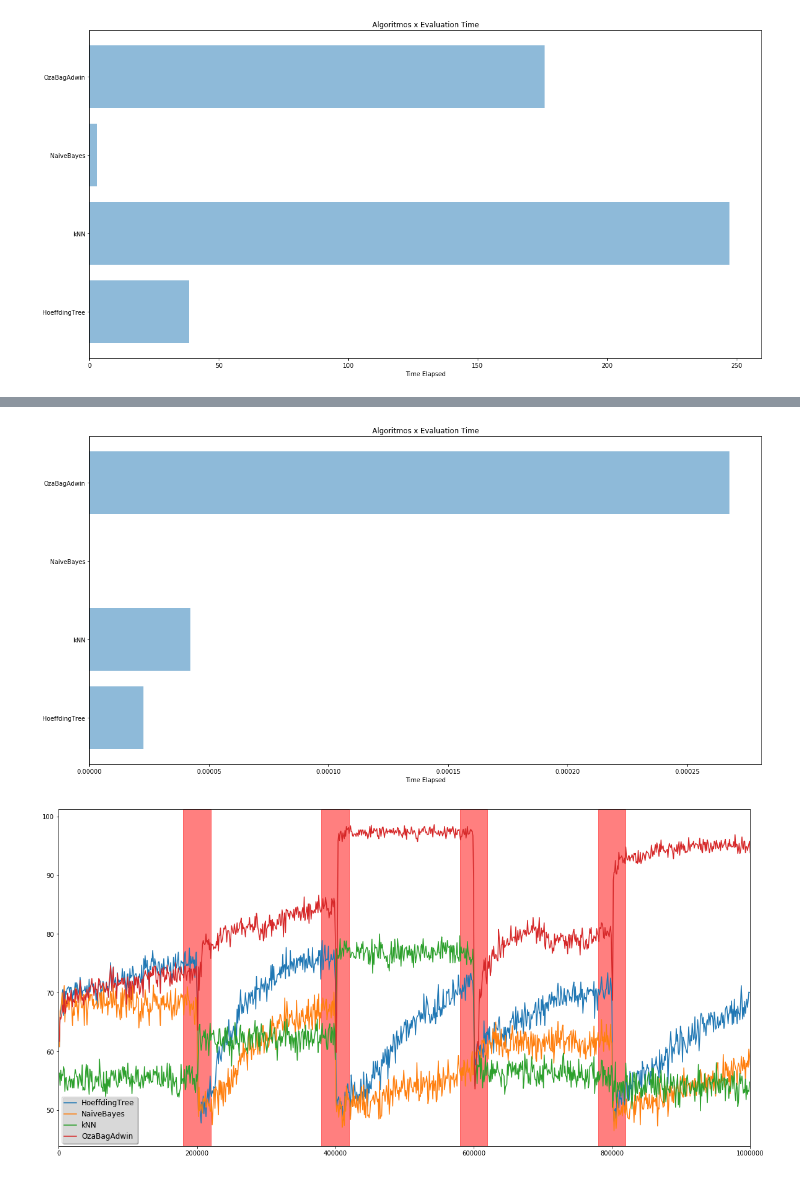
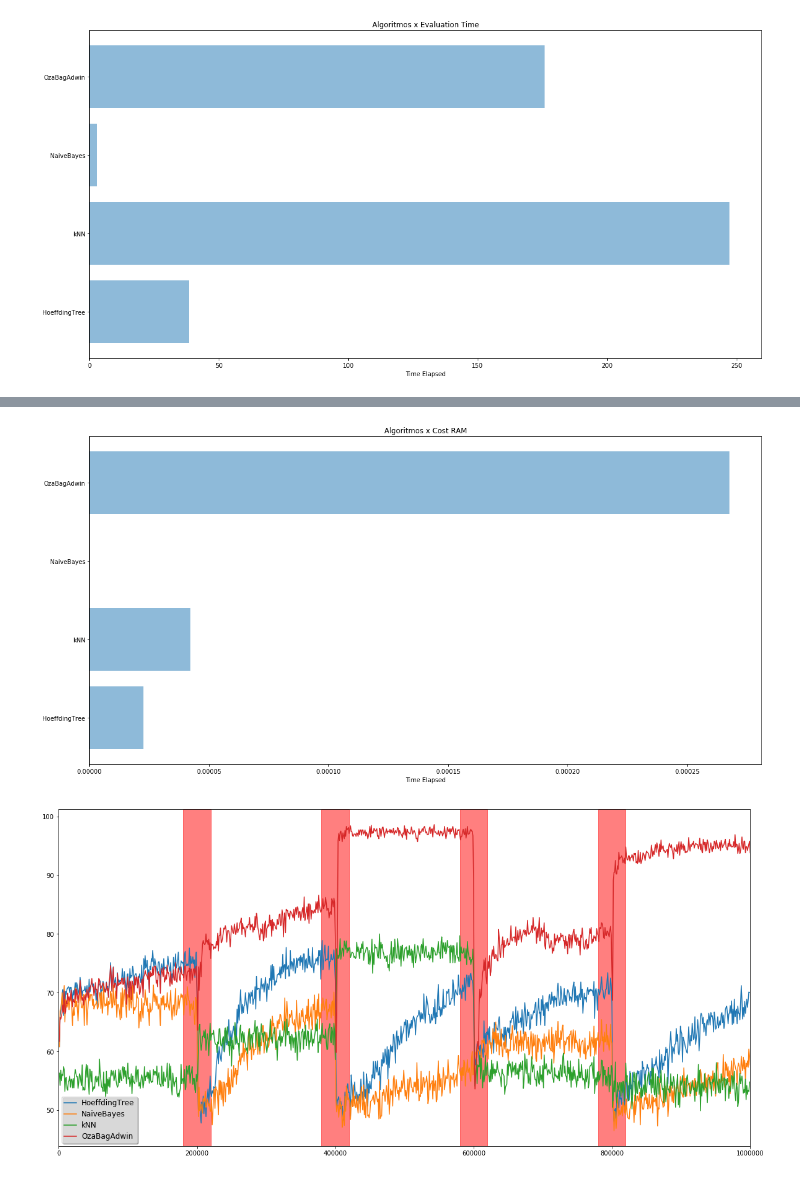
Before and after one commit to Oracy/MOA, a Jupyter notebook: Notebook/Trabalho_Jean.ipynb, the cells around one changed output, grey strips where cells are left out. Cells and saved outputs as stored; diff of their text form; code cells hidden in the pictures.

```diff
--- a/Notebook/Trabalho_Jean.ipynb
+++ b/Notebook/Trabalho_Jean.ipynb
@@ -149,17 +151,20 @@ plt.show()
 # %%
-# Plotando o gráfico do gerador AgrawalGenerator.
-# data to plot
+# Plotando o gráfico entre Algoritmos x Model Cost RAM Agrawal.
+
 cost = (df_Hoeffding_Agrawal['model cost (RAM-Hours)'].max(), df_kNN_Agrawal['model cost (RAM-Hours)'].max(), df_Naive_Agrawal['model cost (RAM-Hours)'].max(), df_Oza_Agrawal['model cost (RAM-Hours)'].max())
 objects = ('HoeffdingTree', 'kNN', 'NaiveBayes', 'OzaBagAdwin')
 y_pos = np.arange(len(objects))
+
 plt.figure(figsize=(20,10))
+
 rect1 = plt.barh(y_pos, cost, align='center', alpha=0.5)
+
 plt.yticks(y_pos, objects)
 plt.xlabel('Time Elapsed')
-plt.title('Algoritmos x Evaluation Time')
+plt.title('Algoritmos x Cost RAM')
 
 
 plt.show()
 # %% [output]
-[figure, old version]
+[figure, new version]
 # %%
```
Also changed, not shown: parts of 35 cells of this notebook, 1 other file.
